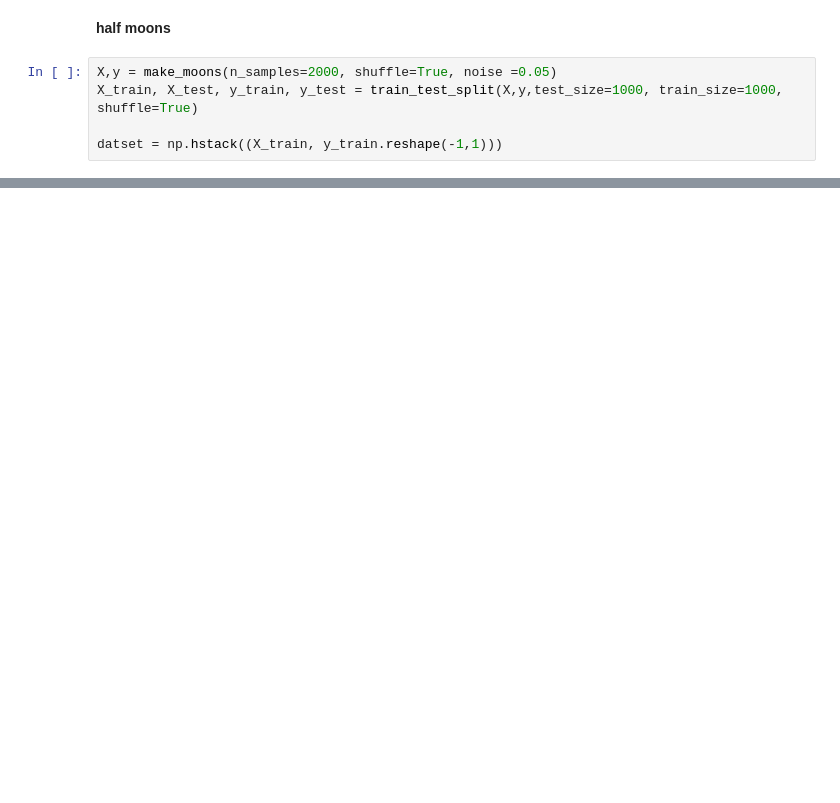
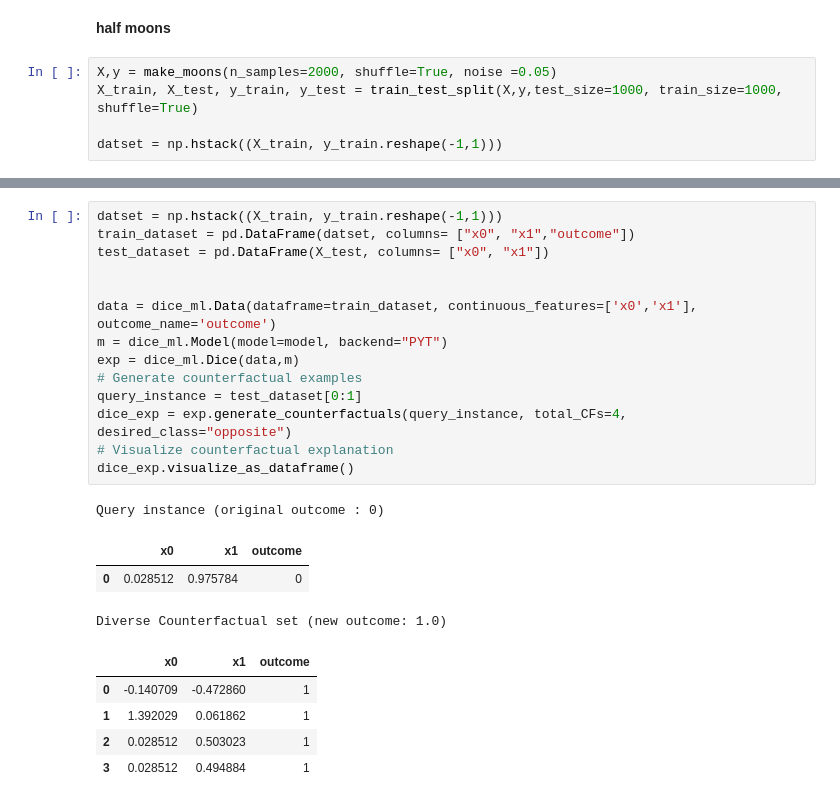
Before and after one commit to pidoux7/XAI, a Jupyter notebook: TME2/TME2_gg.ipynb, the cells around one changed output, grey strips where cells are left out. Drawn from its saved outputs; the diff is of its cells as text; blank space fills up the shorter version.

```diff
--- a/TME2/TME2_gg.ipynb
+++ b/TME2/TME2_gg.ipynb
@@ -226,0 +247,24 @@ dice_exp.visualize_as_dataframe()
+# %%
+datset = np.hstack((X_train, y_train.reshape(-1,1)))
+train_dataset = pd.DataFrame(datset, columns= ["x0", "x1","outcome"])
+test_dataset = pd.DataFrame(X_test, columns= ["x0", "x1"])
+
+
+data = dice_ml.Data(dataframe=train_dataset, continuous_features=['x0','x1'], outcome_name='outcome')
+m = dice_ml.Model(model=model, backend="PYT")
+exp = dice_ml.Dice(data,m)
+# Generate counterfactual examples
+query_instance = test_dataset[0:1]
+dice_exp = exp.generate_counterfactuals(query_instance, total_CFs=4, desired_class="opposite")
+# Visualize counterfactual explanation
+dice_exp.visualize_as_dataframe()
+# %% [output]
+Query instance (original outcome : 0)
+|  | x0 | x1 | outcome |
+| 0 | 0.028512 | 0.975784 | 0 |
+Diverse Counterfactual set (new outcome: 1.0)
+|  | x0 | x1 | outcome |
+| 0 | -0.140709 | -0.472860 | 1 |
+| 1 | 1.392029 | 0.061862 | 1 |
+| 2 | 0.028512 | 0.503023 | 1 |
+| 3 | 0.028512 | 0.494884 | 1 |
```
Also changed, not shown: parts of 17 cells of this notebook.
